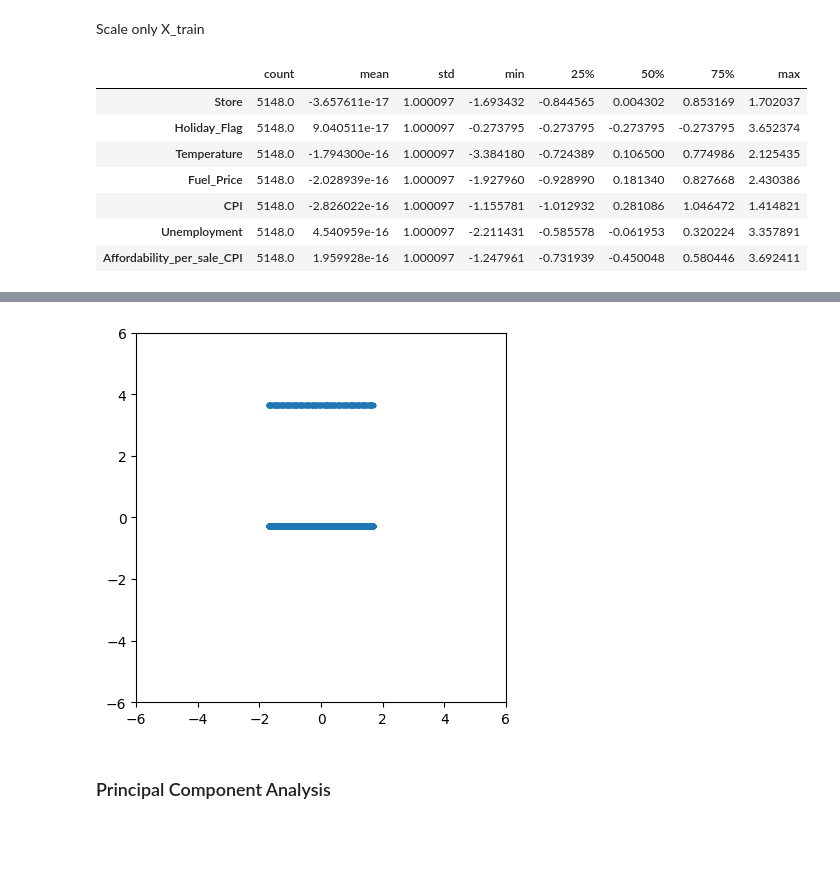
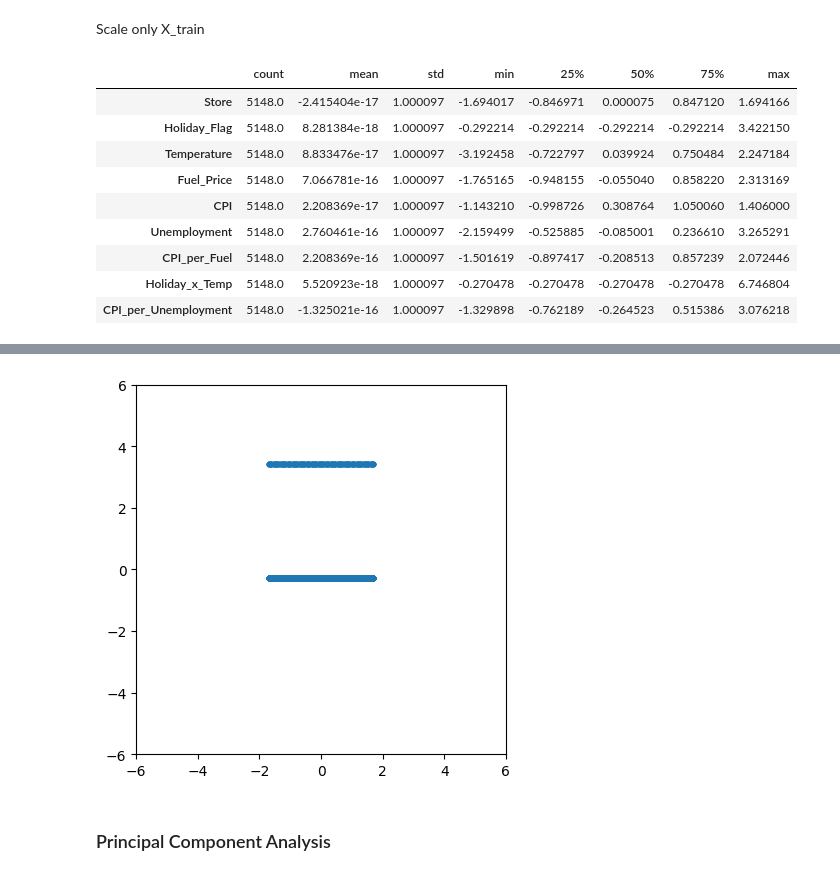
Before and after one commit to isaacadebayo/Predictive_Analytics_and_NLP, a Jupyter notebook: Sales_Prediction.ipynb, the cells around one changed output, grey strips where cells are left out. Cells and saved outputs as stored; diff of their text form; code cells hidden in the pictures; blank space fills up the shorter version.

```diff
--- a/Sales_Prediction.ipynb
+++ b/Sales_Prediction.ipynb
@@ -11,6 +11,10 @@ drive.mount('/content/drive')
 data = pd.read_csv('/content/drive/MyDrive/Walmart.csv')
 # %% [output]
 Drive already mounted at /content/drive; to attempt to forcibly remount, call drive.mount("/content/drive", force_remount=True).
+# %%
+data['Date'] = pd.to_datetime(data['Date'], format='%d-%m-%Y')
+data = data.sort_values('Date').reset_index(drop=True)
+data['Date'] = data['Date'].dt.strftime('%d-%m-%Y')  # keep string format for downstream EDA cells
 # %%
 data.info()
 # %% [output]
@@ -58,5 +62,7 @@ dtype: int64
 # %% [markdown]
 ### Feature Engineering
 # %%
-data['Affordability_per_sale_CPI' ]= data['CPI'] / data['Weekly_Sales']
+data['CPI_per_Fuel' ]= data['CPI'] / data['Fuel_Price']
+data['Holiday_x_Temp'] = data['Holiday_Flag'] * data['Temperature']
+data['CPI_per_Unemployment' ]= data['Unemployment'] / data['CPI']
 #data['Affordability_per_unemployment' ]= data['Unemployment'] / data['Weekly_Sales']
@@ -149,3 +152,11 @@ X_train, X_test, y_train, y_test = train_test_split(X_data, y,
+# %%
+from sklearn.model_selection import train_test_split
+
+# Split data for general use. These X_train, X_test will be further processed for LSTM.
+# y_train_for_sklearn and y_test_for_sklearn will be used specifically for sklearn models
+# to avoid sample size inconsistencies caused by LSTM's windowing.
+X_train, X_test, y_train_for_sklearn, y_test_for_sklearn = train_test_split(X_data, y,
+                                                    test_size=0.2, shuffle=False)
 # %% [markdown]
 # Scaling
 # %% [markdown]
@@ -157,7 +168,7 @@ from sklearn.preprocessing import StandardScaler
 
 scaler = StandardScaler()
 X_train_scaled = scaler.fit_transform(X_train)
-X_test_scaled  = scaler.fit_transform(X_test)
+X_test_scaled  = scaler.transform(X_test)
 
 df_X1_data = pd.DataFrame(X_train_scaled, columns=X_train.columns)
 display(df_X1_data.describe().T)
@@ -169,10 +180,12 @@ plt.ylim(-6,6)
 plt.gca().set_aspect('equal')
 # %% [output]
 |  | count | mean | std | min | 25% | 50% | 75% | max |
-| Store | 5148.0 | -3.657611e-17 | 1.000097 | -1.693432 | -0.844565 | 0.004302 | 0.853169 | 1.702037 |
-| Holiday_Flag | 5148.0 | 9.040511e-17 | 1.000097 | -0.273795 | -0.273795 | -0.273795 | -0.273795 | 3.652374 |
-| Temperature | 5148.0 | -1.794300e-16 | 1.000097 | -3.384180 | -0.724389 | 0.106500 | 0.774986 | 2.125435 |
-| Fuel_Price | 5148.0 | -2.028939e-16 | 1.000097 | -1.927960 | -0.928990 | 0.181340 | 0.827668 | 2.430386 |
-| CPI | 5148.0 | -2.826022e-16 | 1.000097 | -1.155781 | -1.012932 | 0.281086 | 1.046472 | 1.414821 |
-| Unemployment | 5148.0 | 4.540959e-16 | 1.000097 | -2.211431 | -0.585578 | -0.061953 | 0.320224 | 3.357891 |
-| Affordability_per_sale_CPI | 5148.0 | 1.959928e-16 | 1.000097 | -1.247961 | -0.731939 | -0.450048 | 0.580446 | 3.692411 |
+| Store | 5148.0 | -2.415404e-17 | 1.000097 | -1.694017 | -0.846971 | 0.000075 | 0.847120 | 1.694166 |
+| Holiday_Flag | 5148.0 | 8.281384e-18 | 1.000097 | -0.292214 | -0.292214 | -0.292214 | -0.292214 | 3.422150 |
+| Temperature | 5148.0 | 8.833476e-17 | 1.000097 | -3.192458 | -0.722797 | 0.039924 | 0.750484 | 2.247184 |
+| Fuel_Price | 5148.0 | 7.066781e-16 | 1.000097 | -1.765165 | -0.948155 | -0.055040 | 0.858220 | 2.313169 |
+| CPI | 5148.0 | 2.208369e-17 | 1.000097 | -1.143210 | -0.998726 | 0.308764 | 1.050060 | 1.406000 |
+| Unemployment | 5148.0 | 2.760461e-16 | 1.000097 | -2.159499 | -0.525885 | -0.085001 | 0.236610 | 3.265291 |
+| CPI_per_Fuel | 5148.0 | 2.208369e-16 | 1.000097 | -1.501619 | -0.897417 | -0.208513 | 0.857239 | 2.072446 |
+| Holiday_x_Temp | 5148.0 | 5.520923e-18 | 1.000097 | -0.270478 | -0.270478 | -0.270478 | -0.270478 | 6.746804 |
+| CPI_per_Unemployment | 5148.0 | -1.325021e-16 | 1.000097 | -1.329898 | -0.762189 | -0.264523 | 0.515386 | 3.076218 |
@@ -187,4 +202,4 @@ plt.gca().set_aspect('equal')
-[figure, old version]
+[figure, new version]
 # %% [markdown]
 ### Principal Component Analysis
 # %% [markdown]
```
Also changed, not shown: parts of 33 cells of this notebook.
